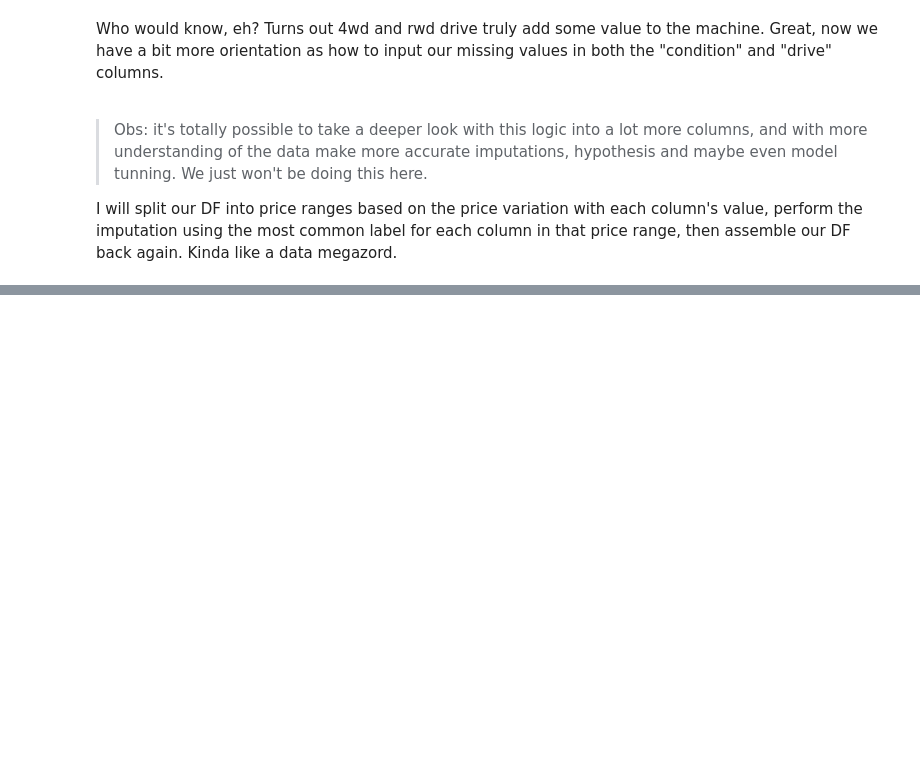
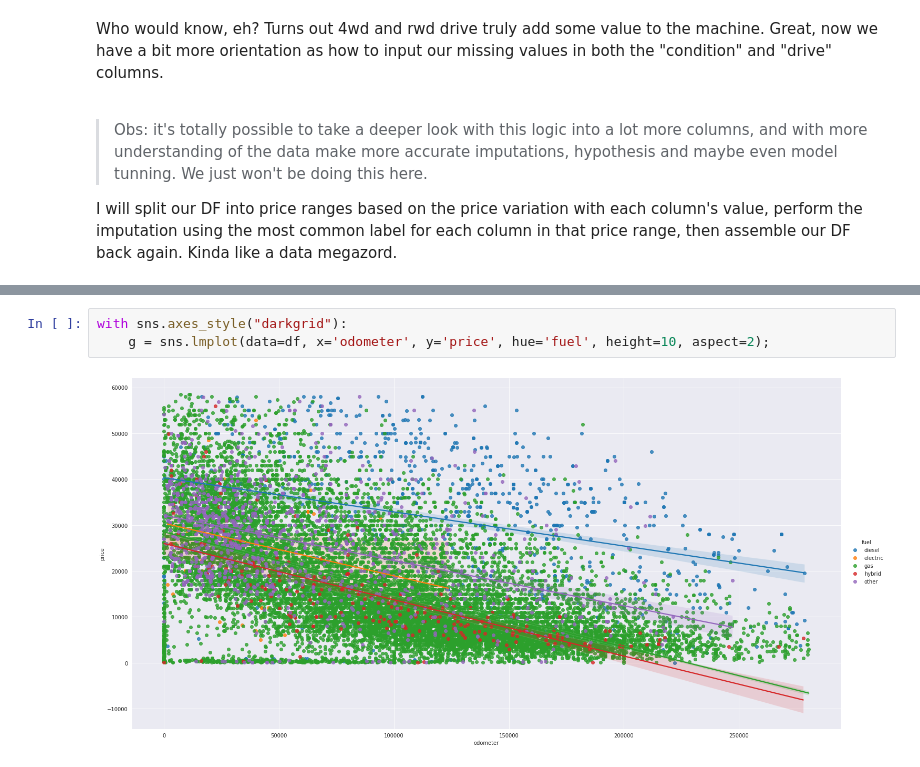
Before and after one commit to guicttram/used-cars-price-prediction, a Jupyter notebook: Price Prediction.ipynb, the cells around one changed output, grey strips where cells are left out. Saved outputs shown, nothing was run; the diff lists cells and outputs as text; blank space fills up the shorter version.

```diff
--- a/Price Prediction.ipynb
+++ b/Price Prediction.ipynb
@@ -299,0 +302,5 @@ Next, I'll find out which columns won't be of use for us and drop them.
+# %%
+with sns.axes_style("darkgrid"):
+    g = sns.lmplot(data=df, x='odometer', y='price', hue='fuel', height=10, aspect=2);
+# %% [output]
+[figure, added]
```
Also changed, not shown: parts of 33 cells of this notebook, 1 other file.
